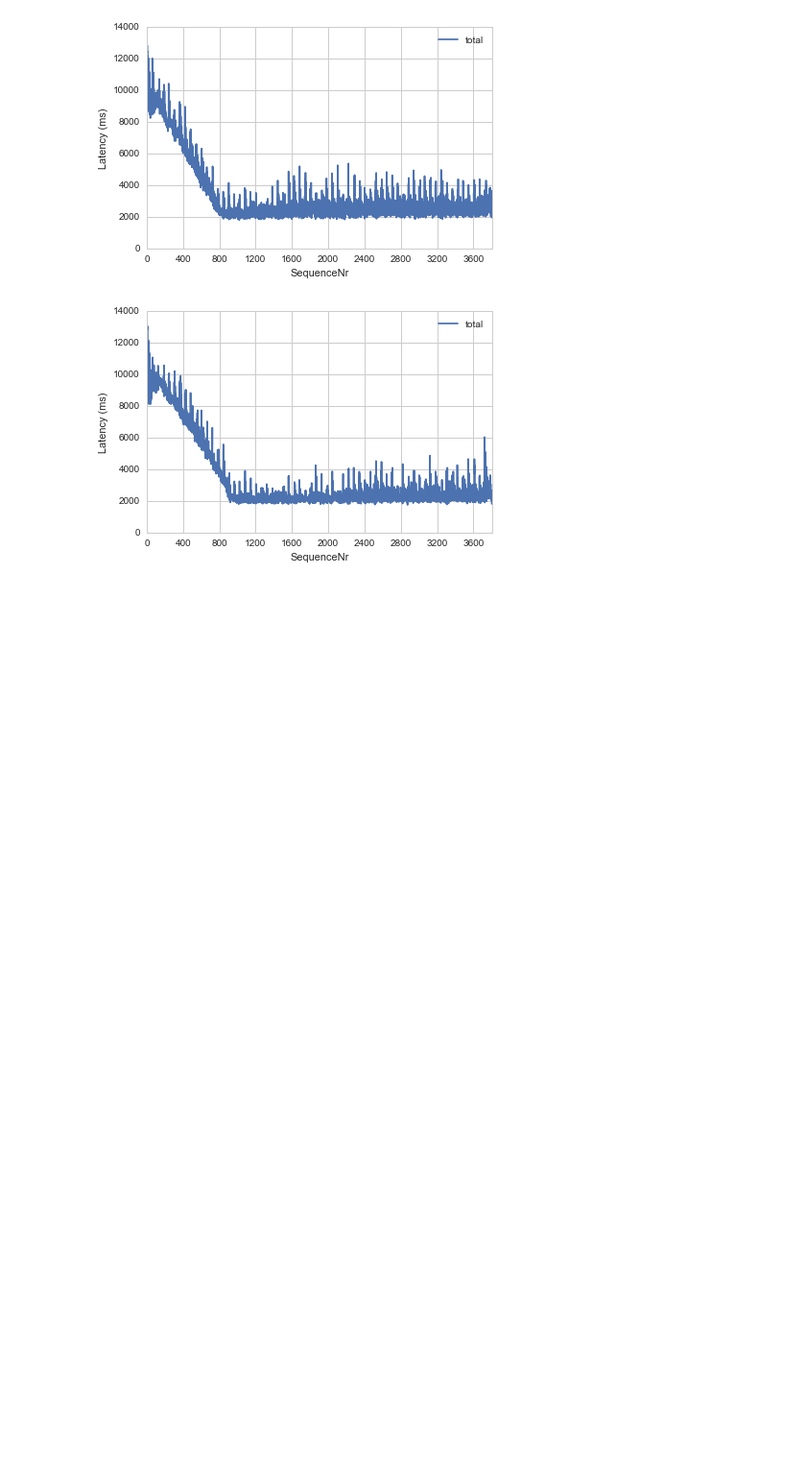
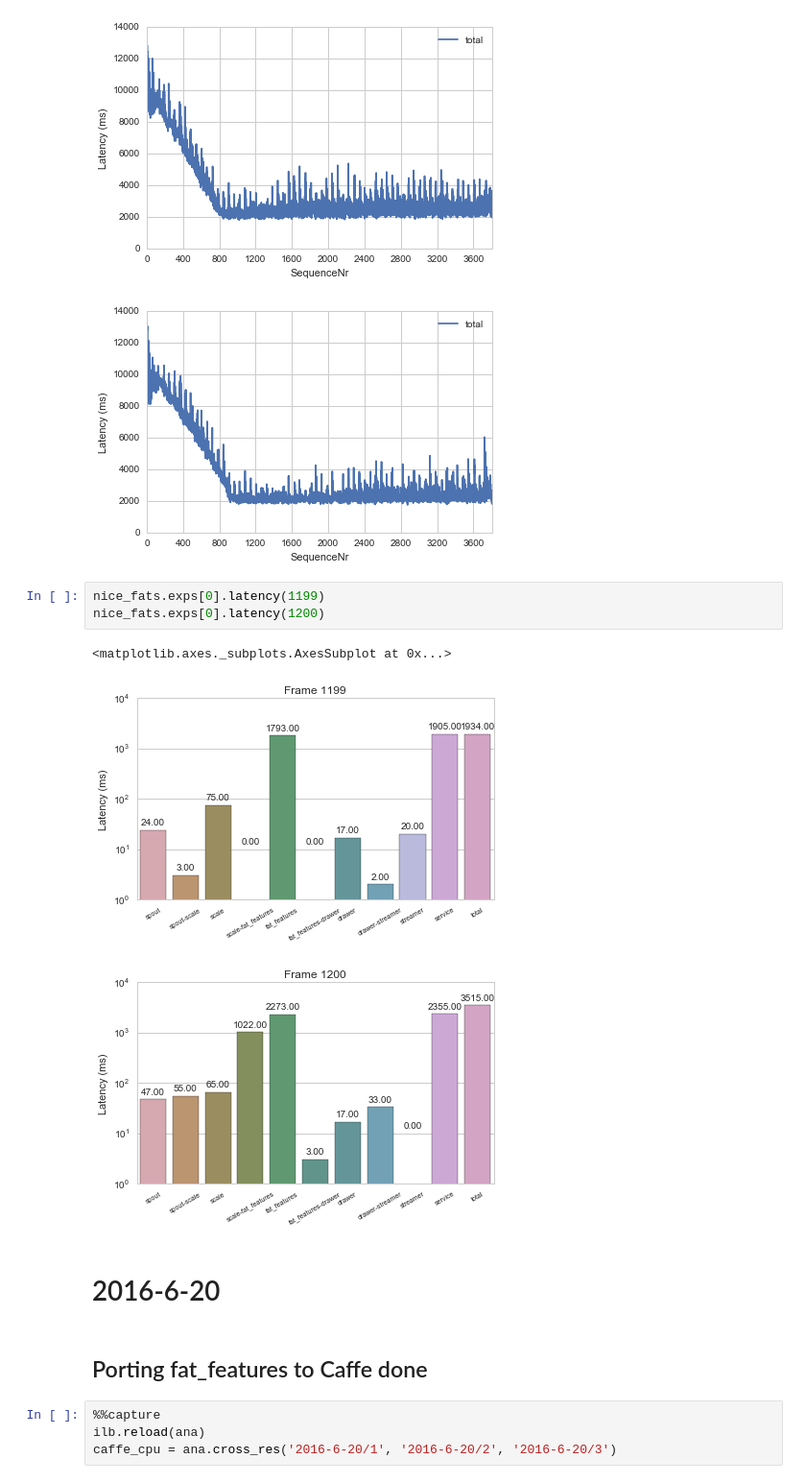
Before and after one commit to Aetf/remotelog, a Jupyter notebook: Exp-Res.ipynb, the cells around one changed output. Shown at 96% size. Drawn from its saved outputs; the diff is of its cells as text; blank space fills up the shorter version.

```diff
--- a/Exp-Res.ipynb
+++ b/Exp-Res.ipynb
@@ -468,3 +468,18 @@ for exp in nice_fats.exps:
 [figure]
 [figure]
 [figure]
+# %%
+nice_fats.exps[0].latency(1199)
+nice_fats.exps[0].latency(1200)
+# %% [output]
+<matplotlib.axes._subplots.AxesSubplot at 0x...>
+[figure, added]
+[figure, added]
+# %% [markdown]
+# 2016-6-20
+# %% [markdown]
+## Porting fat_features to Caffe done
+# %%
+%%capture
+ilb.reload(ana)
+caffe_cpu = ana.cross_res('2016-6-20/1', '2016-6-20/2', '2016-6-20/3')
```
Also changed, not shown: parts of 1 cell of this notebook, 36 other files.
